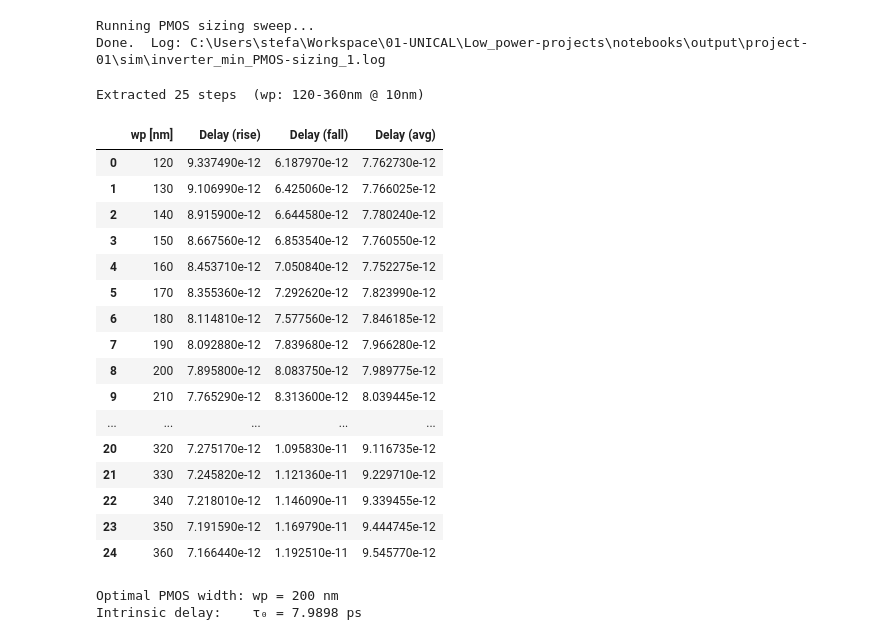
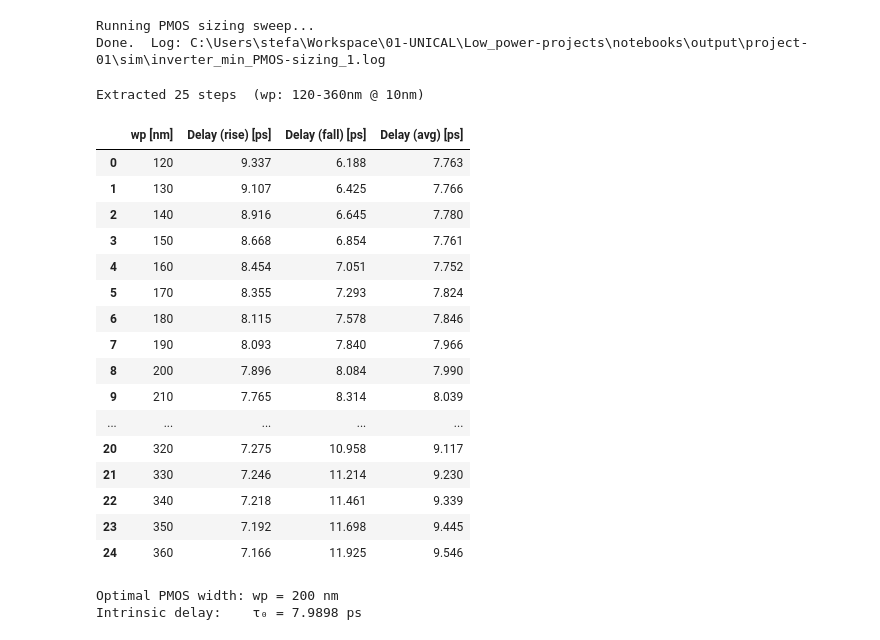
Before and after one commit to XBlayz/Low_power-projects, a Jupyter notebook: notebooks/project-01.ipynb, the cells around one changed output. Saved outputs shown, nothing was run; the diff lists cells and outputs as text; code cells hidden in the pictures.

Commit message:
refactor(project-01): enhanced display table of pandas data

```diff
--- a/notebooks/project-01.ipynb
+++ b/notebooks/project-01.ipynb
@@ -66,45 +190,49 @@ Done.  Log: C:\Users\stefa\Workspace\01-UNICAL\Low_power-projects\notebooks\outp
 # %%
 # --- STEP 01.2: EXTRACT RISE/FALL PROPAGATION DELAYS ---
 # The netlist sweeps wp with .step param wp 120-360nm in steps of 10nm (25 steps).
 
 data_sizing = LTSpiceLogReader(log_sizing.as_posix()) # pyright: ignore[reportOptionalMemberAccess]
 
 tp_rise = np.array(data_sizing["delay_rise"])  # t_pLH [s]
 tp_fall = np.array(data_sizing["delay_fall"])  # t_pHL [s]
 n_steps = len(tp_rise)
 
 WP_START_NM, WP_STEP_NM = 120, 10
 wp_sweep_nm = WP_START_NM + np.arange(n_steps) * WP_STEP_NM
 
 df_sizing = pd.DataFrame({
-    "wp [nm]":              wp_sweep_nm,
-    "Delay (rise)":         tp_rise,
-    "Delay (fall)":         tp_fall,
-    "Delay (avg)":          (tp_rise + tp_fall) / 2,
+    "wp_nm":        wp_sweep_nm,
+    "delay_rise":   tp_rise,
+    "delay_fall":   tp_fall,
+    "delay_avg":    (tp_rise + tp_fall) / 2,
 })
 
 print(f"Extracted {n_steps} steps  "
       f"(wp: {wp_sweep_nm[0]:.0f}-{wp_sweep_nm[-1]:.0f}nm @ 10nm)")
-df_sizing.head(n_steps)
+_transform_dataframe(
+    df_sizing,
+    {"wp_nm": "wp [nm]", "delay_rise": "Delay (rise) [ps]", "delay_fall": "Delay (fall) [ps]", "delay_avg": "Delay (avg) [ps]"},
+    {"delay_rise": lambda x: x * 1e12, "delay_fall": lambda x: x * 1e12, "delay_avg": lambda x: x * 1e12}
+)
 # %% [output]
 Extracted 25 steps  (wp: 120-360nm @ 10nm)
-|  | wp [nm] | Delay (rise) | Delay (fall) | Delay (avg) |
-| 0 | 120 | 9.337490e-12 | 6.187970e-12 | 7.762730e-12 |
-| 1 | 130 | 9.106990e-12 | 6.425060e-12 | 7.766025e-12 |
-| 2 | 140 | 8.915900e-12 | 6.644580e-12 | 7.780240e-12 |
-| 3 | 150 | 8.667560e-12 | 6.853540e-12 | 7.760550e-12 |
-| 4 | 160 | 8.453710e-12 | 7.050840e-12 | 7.752275e-12 |
-| 5 | 170 | 8.355360e-12 | 7.292620e-12 | 7.823990e-12 |
-| 6 | 180 | 8.114810e-12 | 7.577560e-12 | 7.846185e-12 |
-| 7 | 190 | 8.092880e-12 | 7.839680e-12 | 7.966280e-12 |
-| 8 | 200 | 7.895800e-12 | 8.083750e-12 | 7.989775e-12 |
-| 9 | 210 | 7.765290e-12 | 8.313600e-12 | 8.039445e-12 |
+|  | wp [nm] | Delay (rise) [ps] | Delay (fall) [ps] | Delay (avg) [ps] |
+| 0 | 120 | 9.337 | 6.188 | 7.763 |
+| 1 | 130 | 9.107 | 6.425 | 7.766 |
+| 2 | 140 | 8.916 | 6.645 | 7.780 |
+| 3 | 150 | 8.668 | 6.854 | 7.761 |
+| 4 | 160 | 8.454 | 7.051 | 7.752 |
+| 5 | 170 | 8.355 | 7.293 | 7.824 |
+| 6 | 180 | 8.115 | 7.578 | 7.846 |
+| 7 | 190 | 8.093 | 7.840 | 7.966 |
+| 8 | 200 | 7.896 | 8.084 | 7.990 |
+| 9 | 210 | 7.765 | 8.314 | 8.039 |
 | ... | ... | ... | ... | ... |
-| 20 | 320 | 7.275170e-12 | 1.095830e-11 | 9.116735e-12 |
-| 21 | 330 | 7.245820e-12 | 1.121360e-11 | 9.229710e-12 |
-| 22 | 340 | 7.218010e-12 | 1.146090e-11 | 9.339455e-12 |
-| 23 | 350 | 7.191590e-12 | 1.169790e-11 | 9.444745e-12 |
-| 24 | 360 | 7.166440e-12 | 1.192510e-11 | 9.545770e-12 |
+| 20 | 320 | 7.275 | 10.958 | 9.117 |
+| 21 | 330 | 7.246 | 11.214 | 9.230 |
+| 22 | 340 | 7.218 | 11.461 | 9.339 |
+| 23 | 350 | 7.192 | 11.698 | 9.445 |
+| 24 | 360 | 7.166 | 11.925 | 9.546 |
 # %%
 # --- STEP 01.3: FIND OPTIMAL WP AND EXTRACT τ₀ ---
 # Optimal wp: the step where |t_pLH - t_pHL| is minimised (delay crossover).
```
Also changed, not shown: parts of 5 cells of this notebook.
